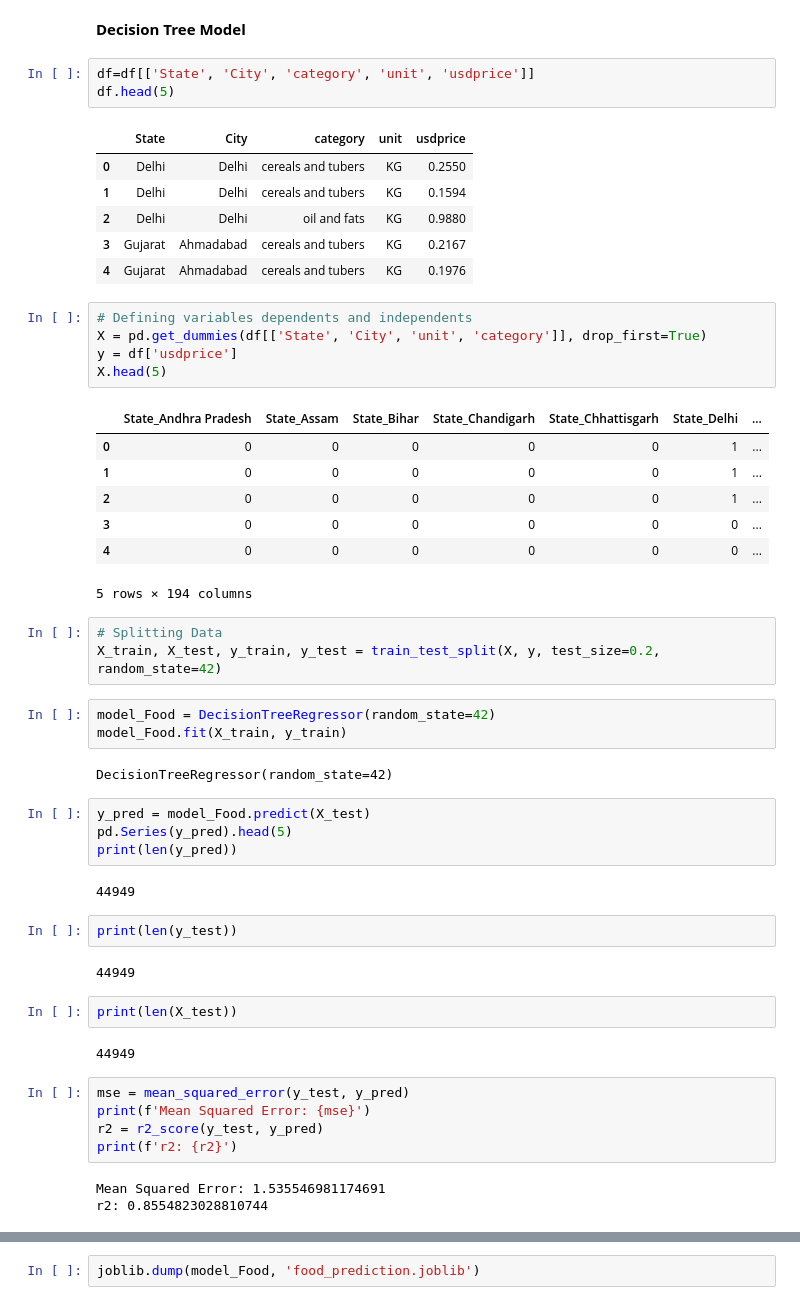
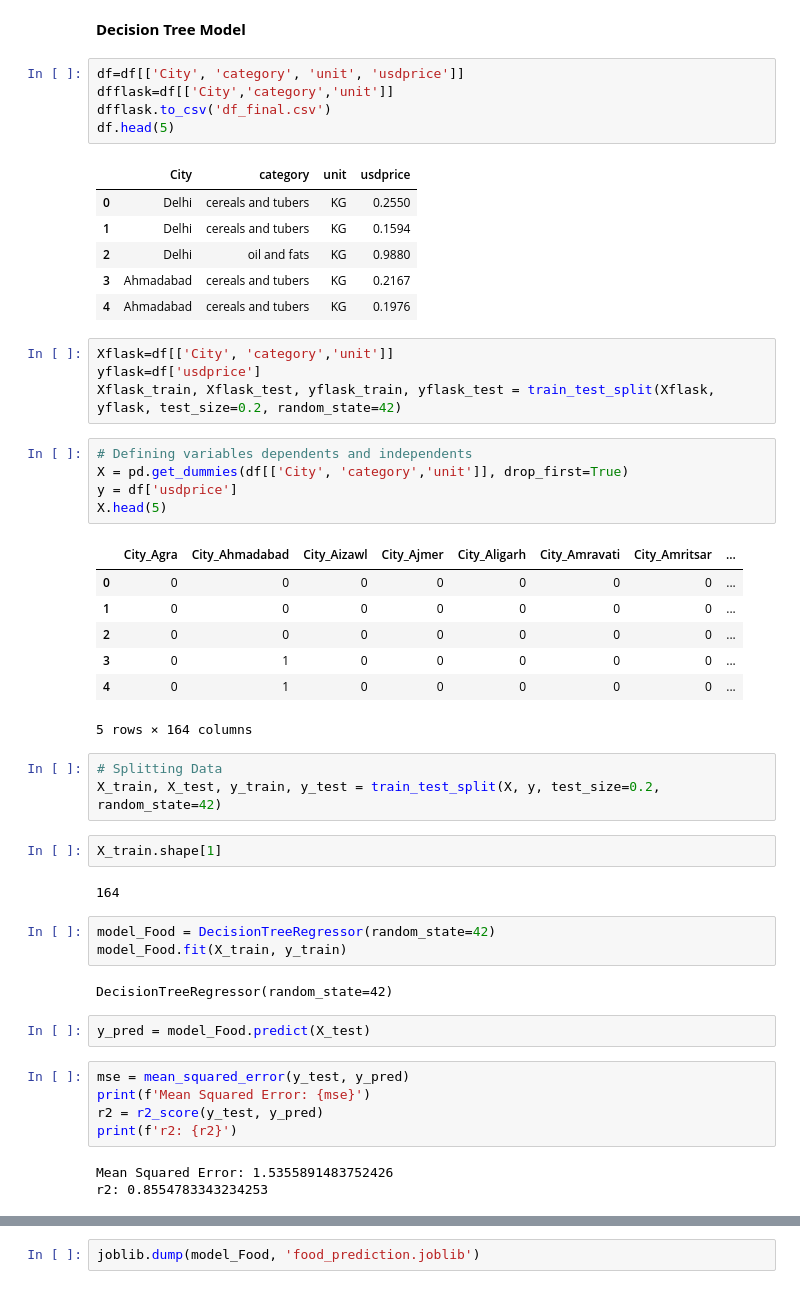
Before and after one commit to JavierMelo14/Food_prediction, a Jupyter notebook: Food_Prediction.ipynb, the cells around one changed output, grey strips where cells are left out. Saved outputs shown, nothing was run; the diff lists cells and outputs as text.

Commit message:
include a filter by city

```diff
--- a/Food_Prediction.ipynb
+++ b/Food_Prediction.ipynb
@@ -118,31 +118,41 @@ dtype: int64
 # %% [markdown]
 **Decision Tree Model**
 # %%
-df=df[['State', 'City', 'category', 'unit', 'usdprice']]
+df=df[['City', 'category', 'unit', 'usdprice']]
+dfflask=df[['City','category','unit']]
+dfflask.to_csv('df_final.csv')
 df.head(5)
 # %% [output]
-|  | State | City | category | unit | usdprice |
-| 0 | Delhi | Delhi | cereals and tubers | KG | 0.2550 |
-| 1 | Delhi | Delhi | cereals and tubers | KG | 0.1594 |
-| 2 | Delhi | Delhi | oil and fats | KG | 0.9880 |
-| 3 | Gujarat | Ahmadabad | cereals and tubers | KG | 0.2167 |
-| 4 | Gujarat | Ahmadabad | cereals and tubers | KG | 0.1976 |
+|  | City | category | unit | usdprice |
+| 0 | Delhi | cereals and tubers | KG | 0.2550 |
+| 1 | Delhi | cereals and tubers | KG | 0.1594 |
+| 2 | Delhi | oil and fats | KG | 0.9880 |
+| 3 | Ahmadabad | cereals and tubers | KG | 0.2167 |
+| 4 | Ahmadabad | cereals and tubers | KG | 0.1976 |
+# %%
+Xflask=df[['City', 'category','unit']]
+yflask=df['usdprice']
+Xflask_train, Xflask_test, yflask_train, yflask_test = train_test_split(Xflask, yflask, test_size=0.2, random_state=42)
 # %%
 # Defining variables dependents and independents
-X = pd.get_dummies(df[['State', 'City', 'unit', 'category']], drop_first=True)
+X = pd.get_dummies(df[['City', 'category','unit']], drop_first=True)
 y = df['usdprice']
 X.head(5)
 # %% [output]
-|  | State_Andhra Pradesh | State_Assam | State_Bihar | State_Chandigarh | State_Chhattisgarh | State_Delhi | ... |
-| 0 | 0 | 0 | 0 | 0 | 0 | 1 | ... |
-| 1 | 0 | 0 | 0 | 0 | 0 | 1 | ... |
-| 2 | 0 | 0 | 0 | 0 | 0 | 1 | ... |
-| 3 | 0 | 0 | 0 | 0 | 0 | 0 | ... |
-| 4 | 0 | 0 | 0 | 0 | 0 | 0 | ... |
+|  | City_Agra | City_Ahmadabad | City_Aizawl | City_Ajmer | City_Aligarh | City_Amravati | City_Amritsar | ... |
+| 0 | 0 | 0 | 0 | 0 | 0 | 0 | 0 | ... |
+| 1 | 0 | 0 | 0 | 0 | 0 | 0 | 0 | ... |
+| 2 | 0 | 0 | 0 | 0 | 0 | 0 | 0 | ... |
+| 3 | 0 | 1 | 0 | 0 | 0 | 0 | 0 | ... |
+| 4 | 0 | 1 | 0 | 0 | 0 | 0 | 0 | ... |
-5 rows × 194 columns
+5 rows × 164 columns
 # %%
 # Splitting Data
 X_train, X_test, y_train, y_test = train_test_split(X, y, test_size=0.2, random_state=42)
+# %%
+X_train.shape[1]
+# %% [output]
+164
 # %%
 model_Food = DecisionTreeRegressor(random_state=42)
 model_Food.fit(X_train, y_train)
@@ -150,26 +160,14 @@ model_Food.fit(X_train, y_train)
 DecisionTreeRegressor(random_state=42)
 # %%
 y_pred = model_Food.predict(X_test)
-pd.Series(y_pred).head(5)
-print(len(y_pred))
-# %% [output]
-44949
-# %%
-print(len(y_test))
-# %% [output]
-44949
-# %%
-print(len(X_test))
-# %% [output]
-44949
 # %%
 mse = mean_squared_error(y_test, y_pred)
 print(f'Mean Squared Error: {mse}')
 r2 = r2_score(y_test, y_pred)
 print(f'r2: {r2}')
 # %% [output]
-Mean Squared Error: 1.535546981174691
-r2: 0.8554823028810744
+Mean Squared Error: 1.5355891483752426
+r2: 0.8554783343234253
 # %%
 X_test['usdprice_pred']=y_pred
 X_test['usdprice_real']=y_test
```
Also changed, not shown: parts of 2 cells of this notebook.
